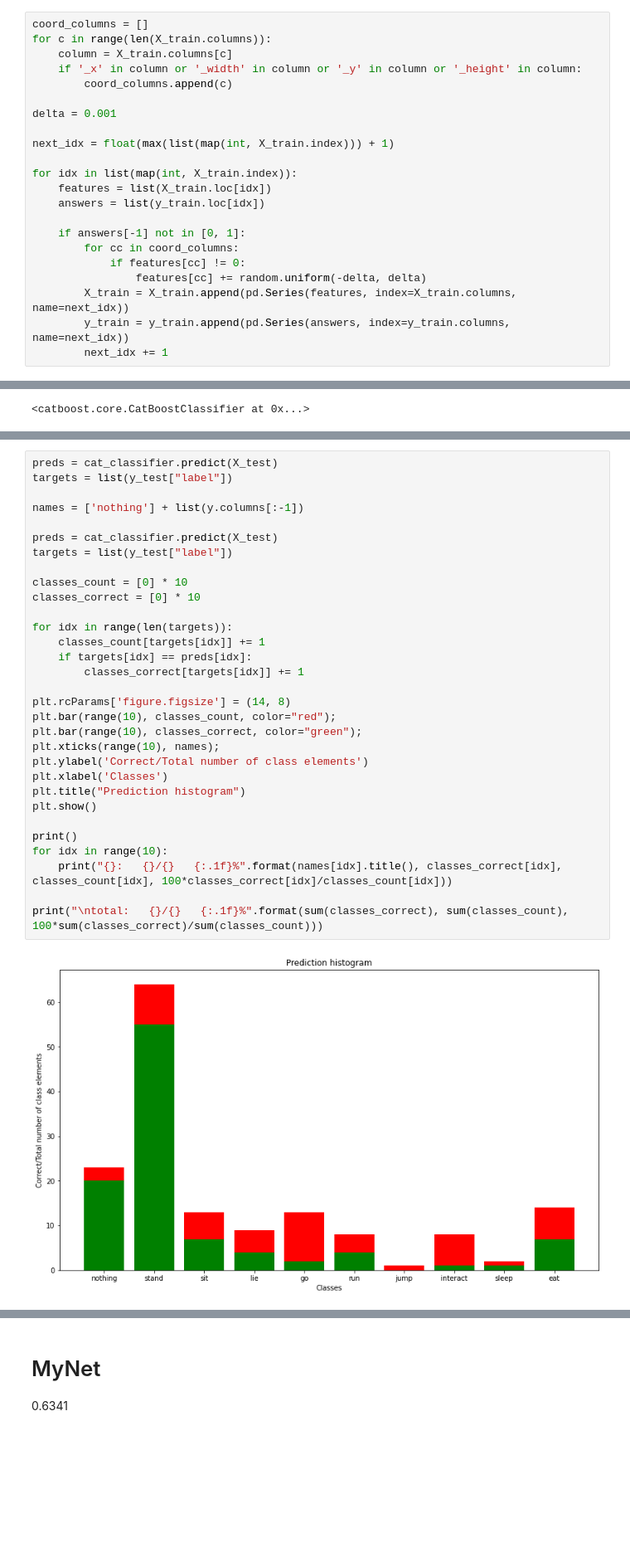
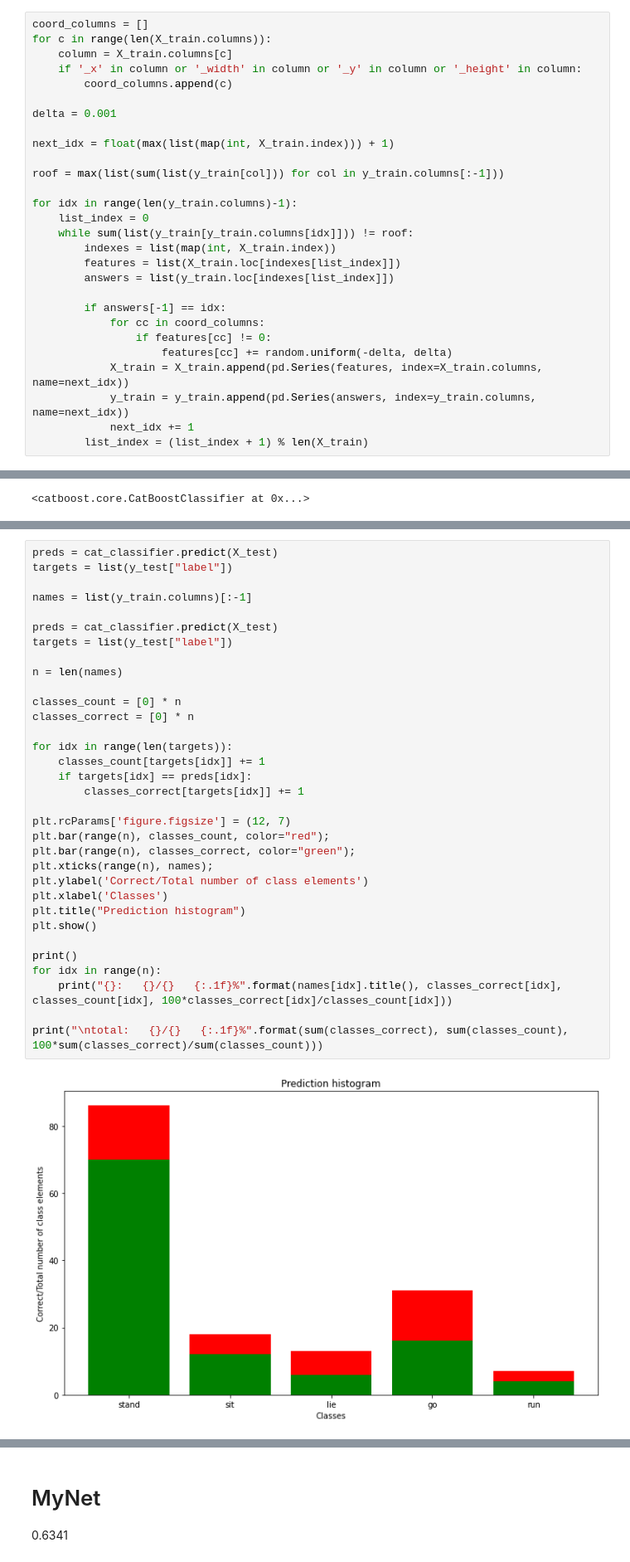
Before and after one commit to Maximrez/Pets-Activity-Interpreter-New, a Jupyter notebook: training_classifier.ipynb, the cells around one changed output, grey strips where cells are left out. Shown: that part at 83% size. Drawn from its saved outputs; the diff is of its cells as text; blank space fills up the shorter version.

```diff
--- a/training_classifier.ipynb
+++ b/training_classifier.ipynb
@@ -131,17 +147,23 @@ delta = 0.001
 
 next_idx = float(max(list(map(int, X_train.index))) + 1)
 
-for idx in list(map(int, X_train.index)):
-    features = list(X_train.loc[idx])
-    answers = list(y_train.loc[idx])
+roof = max(list(sum(list(y_train[col])) for col in y_train.columns[:-1]))
 
-    if answers[-1] not in [0, 1]:
-        for cc in coord_columns:
-            if features[cc] != 0:
-                features[cc] += random.uniform(-delta, delta)
-        X_train = X_train.append(pd.Series(features, index=X_train.columns, name=next_idx))
-        y_train = y_train.append(pd.Series(answers, index=y_train.columns, name=next_idx))
-        next_idx += 1
+for idx in range(len(y_train.columns)-1):
+    list_index = 0
+    while sum(list(y_train[y_train.columns[idx]])) != roof:
+        indexes = list(map(int, X_train.index))
+        features = list(X_train.loc[indexes[list_index]])
+        answers = list(y_train.loc[indexes[list_index]])
+
+        if answers[-1] == idx:
+            for cc in coord_columns:
+                if features[cc] != 0:
+                    features[cc] += random.uniform(-delta, delta)
+            X_train = X_train.append(pd.Series(features, index=X_train.columns, name=next_idx))
+            y_train = y_train.append(pd.Series(answers, index=y_train.columns, name=next_idx))
+            next_idx += 1
+        list_index = (list_index + 1) % len(X_train)
 # %%
 distrib_hist(y_train)
 # %% [output]
@@ -198,33 +229,35 @@ cat_classifier.get_best_score()
 # %%
 preds = cat_classifier.predict(X_test)
 targets = list(y_test["label"])
 
-names = ['nothing'] + list(y.columns[:-1])
+names = list(y_train.columns)[:-1]
 
 preds = cat_classifier.predict(X_test)
 targets = list(y_test["label"])
 
-classes_count = [0] * 10
-classes_correct = [0] * 10
+n = len(names)
+
+classes_count = [0] * n
+classes_correct = [0] * n
 
 for idx in range(len(targets)):
     classes_count[targets[idx]] += 1
     if targets[idx] == preds[idx]:
         classes_correct[targets[idx]] += 1
 
-plt.rcParams['figure.figsize'] = (14, 8)
-plt.bar(range(10), classes_count, color="red");
-plt.bar(range(10), classes_correct, color="green");
-plt.xticks(range(10), names);
+plt.rcParams['figure.figsize'] = (12, 7)
+plt.bar(range(n), classes_count, color="red");
+plt.bar(range(n), classes_correct, color="green");
+plt.xticks(range(n), names);
 plt.ylabel('Correct/Total number of class elements')
 plt.xlabel('Classes')
 plt.title("Prediction histogram")
 plt.show()
 
 print()
-for idx in range(10):
+for idx in range(n):
     print("{}:   {}/{}   {:.1f}%".format(names[idx].title(), classes_correct[idx], classes_count[idx], 100*classes_correct[idx]/classes_count[idx]))
 
 print("\ntotal:   {}/{}   {:.1f}%".format(sum(classes_correct), sum(classes_count), 100*sum(classes_correct)/sum(classes_count)))
 # %% [output]
-[figure, old version]
+[figure, new version]
```
Also changed, not shown: parts of 32 cells of this notebook, 4 other files.
